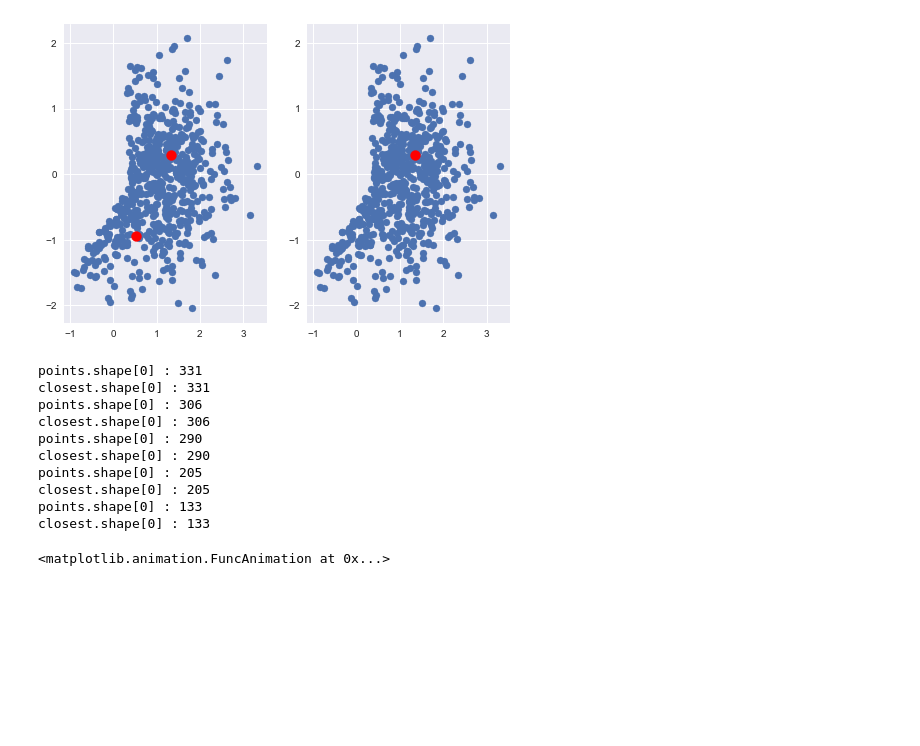
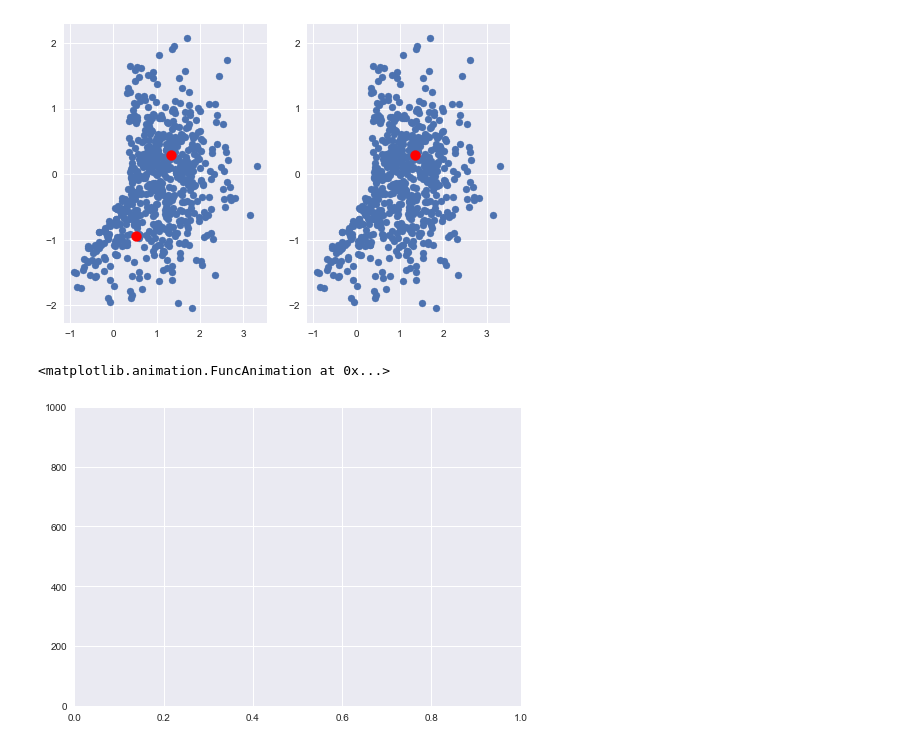
Before and after one commit to jonasrk/rheem_notebooks, a Jupyter notebook: kmeans.ipynb, the cells around one changed output. Cells and saved outputs as stored; diff of their text form; code cells hidden in the pictures; blank space fills up the shorter version.

```diff
--- a/kmeans.ipynb
+++ b/kmeans.ipynb
@@ -103,38 +101,31 @@ closest.shape[0] : 599
 # %%
 from JSAnimation import IPython_display
 from matplotlib import animation
 
 # create a simple animation
 fig = plt.figure()
 ax = plt.axes(xlim=(-4, 4), ylim=(-4, 4))
 centroids = initialize_centroids(points, 6)
 
 line, = ax.plot([], [], lw=2)
+init_points()
 
 def init():
     line.set_data([], [])
     return line,
 
 def animate(i):
     global centroids
     closest = closest_centroid(points, centroids)
+    ax.cla()
+    ax.scatter(points[:, 0], points[:, 1], c = closest)
     centroids = move_centroids(closest, centroids)
-    ax.cla()
-    ax.scatter(points[:, 0], points[:, 1])
+
     ax.scatter(centroids[:, 0], centroids[:, 1], c='r', s=100)
     return line,
 
 animation.FuncAnimation(fig, animate, init_func=init,
                         frames=20, interval=1, blit=True)
 # %% [output]
-points.shape[0] : 331
-closest.shape[0] : 331
-points.shape[0] : 306
-closest.shape[0] : 306
-points.shape[0] : 290
-closest.shape[0] : 290
-points.shape[0] : 205
-closest.shape[0] : 205
-points.shape[0] : 133
-closest.shape[0] : 133
+<matplotlib.animation.FuncAnimation at 0x...>
-<matplotlib.animation.FuncAnimation at 0x...>
+[figure, added]
```
Also changed, not shown: parts of 1 cell of this notebook.
